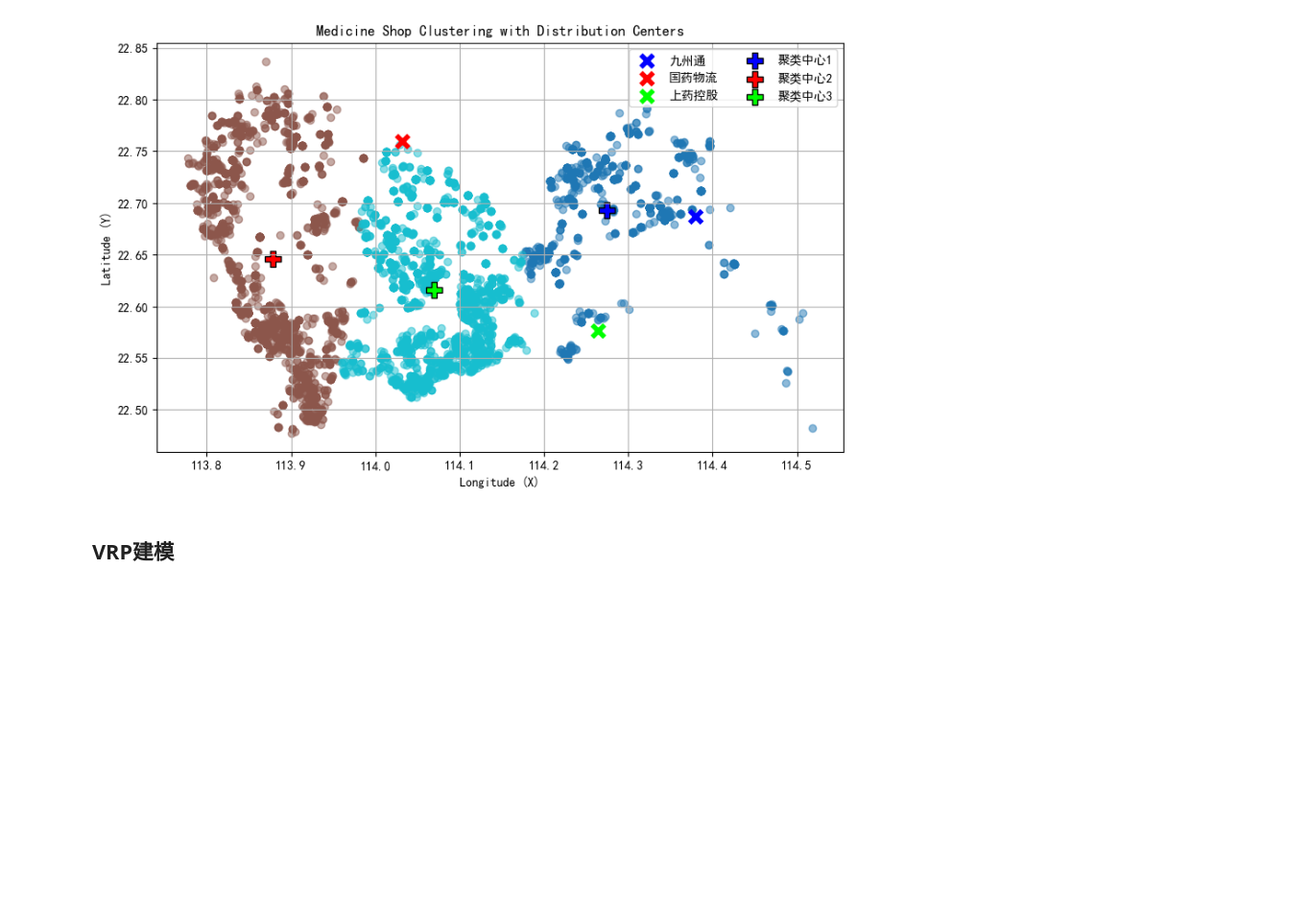
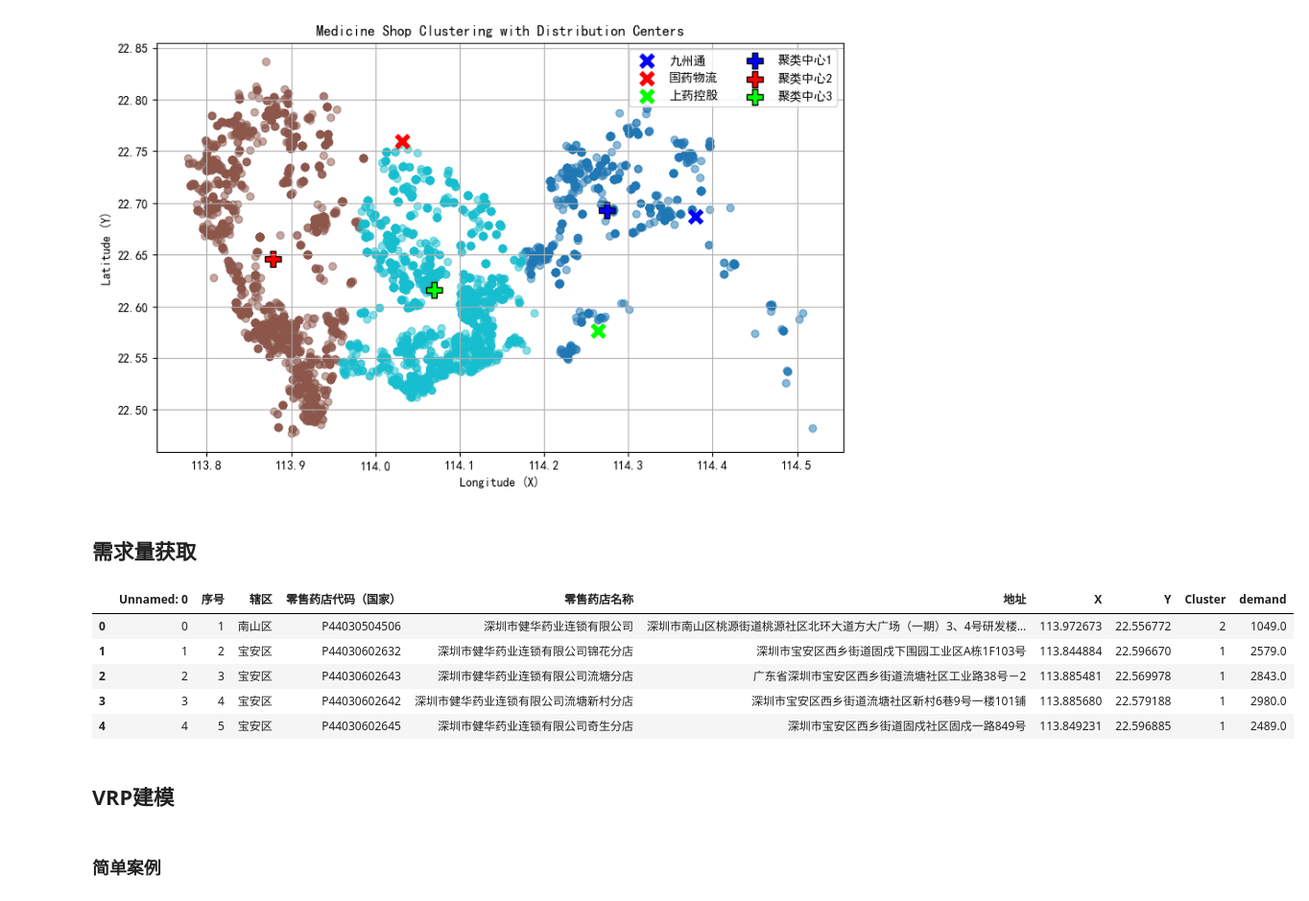
Before and after one commit to w0xd3/thesis, a Jupyter notebook: code/main.ipynb, the cells around one changed output. Shown at 96% size. Saved outputs shown, nothing was run; the diff lists cells and outputs as text; code cells hidden in the pictures; blank space fills up the shorter version.

```diff
--- a/code/main.ipynb
+++ b/code/main.ipynb
@@ -97,5 +98,42 @@ plt.grid()
 plt.show()
 # %% [output]
 [figure]
+# %% [markdown]
+## 需求量获取
+# %%
+population = pd.read_csv('./深圳各区人口系数.csv')
+season = pd.read_csv('./季节系数.csv', encoding='gbk')
+# %%
+def produce_req(row, population, season):
+    base = 1000
+    district = row['辖区']
+    time = 3
+
+    # 从人口系数表中提取对应区域的建议系数
+    pop_coefficient = population.loc[population['区域'] == district, '建议系数']
+    if pop_coefficient.empty:
+        raise ValueError(f"未找到区域：{district}")
+
+    # 从季节系数表中提取对应月份的系数
+    season_coefficient = season.loc[season['月份'] == time, '系数']
+    if season_coefficient.empty:
+        raise ValueError(f"未找到月份：{time}")
+
+    # 计算需求量
+    req = base * pop_coefficient.iloc[0] * season_coefficient.iloc[0] + np.random.normal(loc=200, scale=200)
+    return np.floor(req)
+# %%
+medicine_shop['demand'] = medicine_shop.apply(produce_req, axis=1, population=population, season=season)
+# %%
+medicine_shop.head()
+# %% [output]
+|  | Unnamed: 0 | 序号 | 辖区 | 零售药店代码（国家） | 零售药店名称 | 地址 | X | Y | Cluster | demand |
+| 0 | 0 | 1 | 南山区 | P44030504506 | 深圳市健华药业连锁有限公司 | 深圳市南山区桃源街道桃源社区北环大道方大广场（一期）3、4号研发楼... | 113.972673 | 22.556772 | 2 | 1049.0 |
+| 1 | 1 | 2 | 宝安区 | P44030602632 | 深圳市健华药业连锁有限公司锦花分店 | 深圳市宝安区西乡街道固戍下围园工业区A栋1F103号 | 113.844884 | 22.596670 | 1 | 2579.0 |
+| 2 | 2 | 3 | 宝安区 | P44030602643 | 深圳市健华药业连锁有限公司流塘分店 | 广东省深圳市宝安区西乡街道流塘社区工业路38号－2 | 113.885481 | 22.569978 | 1 | 2843.0 |
+| 3 | 3 | 4 | 宝安区 | P44030602642 | 深圳市健华药业连锁有限公司流塘新村分店 | 深圳市宝安区西乡街道流塘社区新村6巷9号一楼101铺 | 113.885680 | 22.579188 | 1 | 2980.0 |
+| 4 | 4 | 5 | 宝安区 | P44030602645 | 深圳市健华药业连锁有限公司奇生分店 | 深圳市宝安区西乡街道固戍社区固戍一路849号 | 113.849231 | 22.596885 | 1 | 2489.0 |
 # %% [markdown]
 ## VRP建模
+# %% [markdown]
+### 简单案例
```
Also changed, not shown: parts of 7 cells of this notebook, 7 other files.
